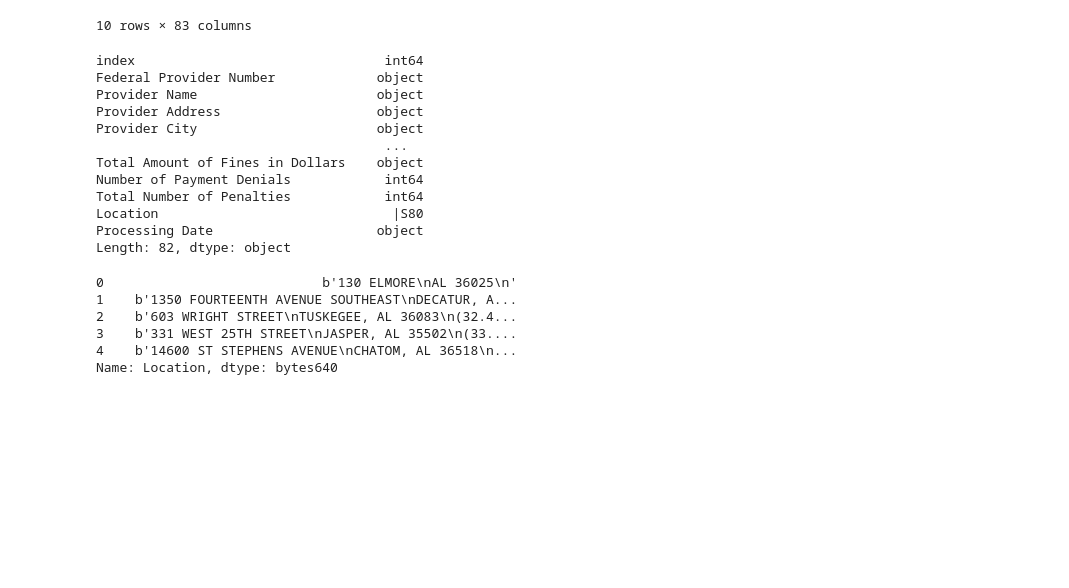
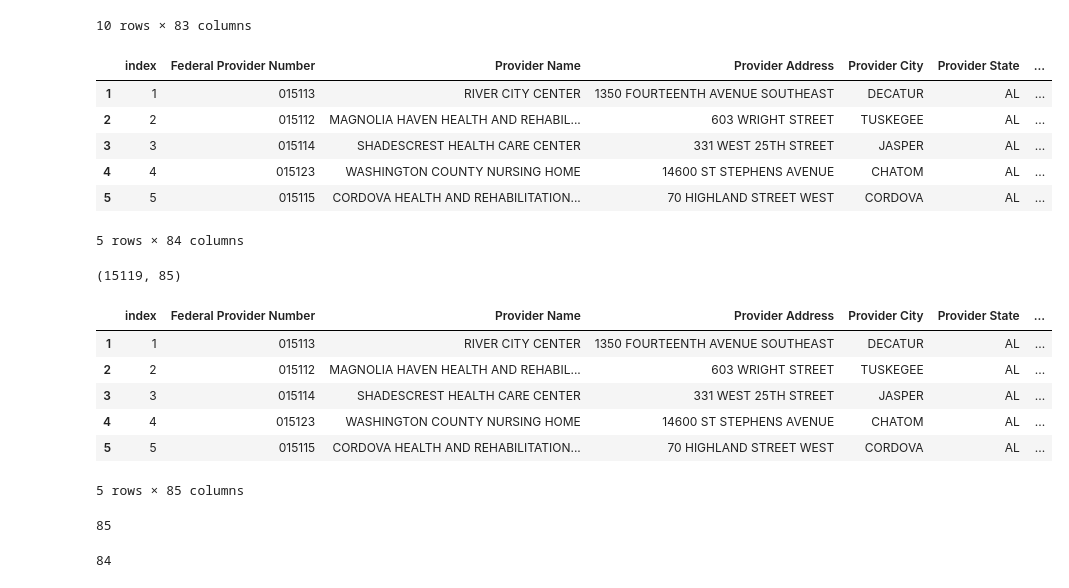
Before and after one commit to cburgyan/BestRetirementByState, a Jupyter notebook: DatasetManipulations/retirementHome.ipynb, the cells around one changed output. Saved outputs shown, nothing was run; the diff lists cells and outputs as text; code cells hidden in the pictures; blank space fills up the shorter version.

Commit message:
split coordinates into latitude and longitude and remove Coordinates column

```diff
--- a/DatasetManipulations/retirementHome.ipynb
+++ b/DatasetManipulations/retirementHome.ipynb
@@ -129,27 +129,36 @@ coord_n_df.head(10)
 | 9 | 9 | 015136 | FALKVILLE HEALTH CARE CENTER | 10 WEST 3RD STREET PO BOX 409 | FALKVILLE | AL | ... |
 | 10 | 10 | 015151 | AZALEA GARDENS OF MOBILE | 1758 SPRINGHILL AVE | MOBILE | AL | ... |
 10 rows × 83 columns
-# %%
-coord_n_df['Latitude'] = [re]
-# %% [output]
-index                                int64
-Federal Provider Number             object
-Provider Name                       object
-Provider Address                    object
-Provider City                       object
-                                     ...
-Total Amount of Fines in Dollars    object
-Number of Payment Denials            int64
-Total Number of Penalties            int64
-Location                              |S80
-Processing Date                     object
-Length: 82, dtype: object
-# %%
-nursing_df['Location'].head()
-# %% [output]
-0                            b'130 ELMORE\nAL 36025\n'
-1    b'1350 FOURTEENTH AVENUE SOUTHEAST\nDECATUR, A...
-2    b'603 WRIGHT STREET\nTUSKEGEE, AL 36083\n(32.4...
-3    b'331 WEST 25TH STREET\nJASPER, AL 35502\n(33....
-4    b'14600 ST STEPHENS AVENUE\nCHATOM, AL 36518\n...
-Name: Location, dtype: bytes640
+# %%
+coord_n_df['Latitude'] = [re.search('[-]?\d+\.\d+', row).group() for row in coord_n_df['Coordinates']]
+coord_n_df.head()
+# %% [output]
+|  | index | Federal Provider Number | Provider Name | Provider Address | Provider City | Provider State | ... |
+| 1 | 1 | 015113 | RIVER CITY CENTER | 1350 FOURTEENTH AVENUE SOUTHEAST | DECATUR | AL | ... |
+| 2 | 2 | 015112 | MAGNOLIA HAVEN HEALTH AND REHABIL... | 603 WRIGHT STREET | TUSKEGEE | AL | ... |
+| 3 | 3 | 015114 | SHADESCREST HEALTH CARE CENTER | 331 WEST 25TH STREET | JASPER | AL | ... |
+| 4 | 4 | 015123 | WASHINGTON COUNTY NURSING HOME | 14600 ST STEPHENS AVENUE | CHATOM | AL | ... |
+| 5 | 5 | 015115 | CORDOVA HEALTH AND REHABILITATION... | 70 HIGHLAND STREET WEST | CORDOVA | AL | ... |
+5 rows × 84 columns
+# %%
+coord_n_df['Longitude'] = [re.findall('[-]?\d+\.\d+', row)[1] for row in coord_n_df['Coordinates']]
+print(coord_n_df.shape)
+coord_n_df.head()
+# %% [output]
+(15119, 85)
+|  | index | Federal Provider Number | Provider Name | Provider Address | Provider City | Provider State | ... |
+| 1 | 1 | 015113 | RIVER CITY CENTER | 1350 FOURTEENTH AVENUE SOUTHEAST | DECATUR | AL | ... |
+| 2 | 2 | 015112 | MAGNOLIA HAVEN HEALTH AND REHABIL... | 603 WRIGHT STREET | TUSKEGEE | AL | ... |
+| 3 | 3 | 015114 | SHADESCREST HEALTH CARE CENTER | 331 WEST 25TH STREET | JASPER | AL | ... |
+| 4 | 4 | 015123 | WASHINGTON COUNTY NURSING HOME | 14600 ST STEPHENS AVENUE | CHATOM | AL | ... |
+| 5 | 5 | 015115 | CORDOVA HEALTH AND REHABILITATION... | 70 HIGHLAND STREET WEST | CORDOVA | AL | ... |
+5 rows × 85 columns
+# %%
+len(coord_n_df.columns)
+# %% [output]
+85
+# %%
+del coord_n_df['Coordinates']
+len(coord_n_df.columns)
+# %% [output]
+84
```
